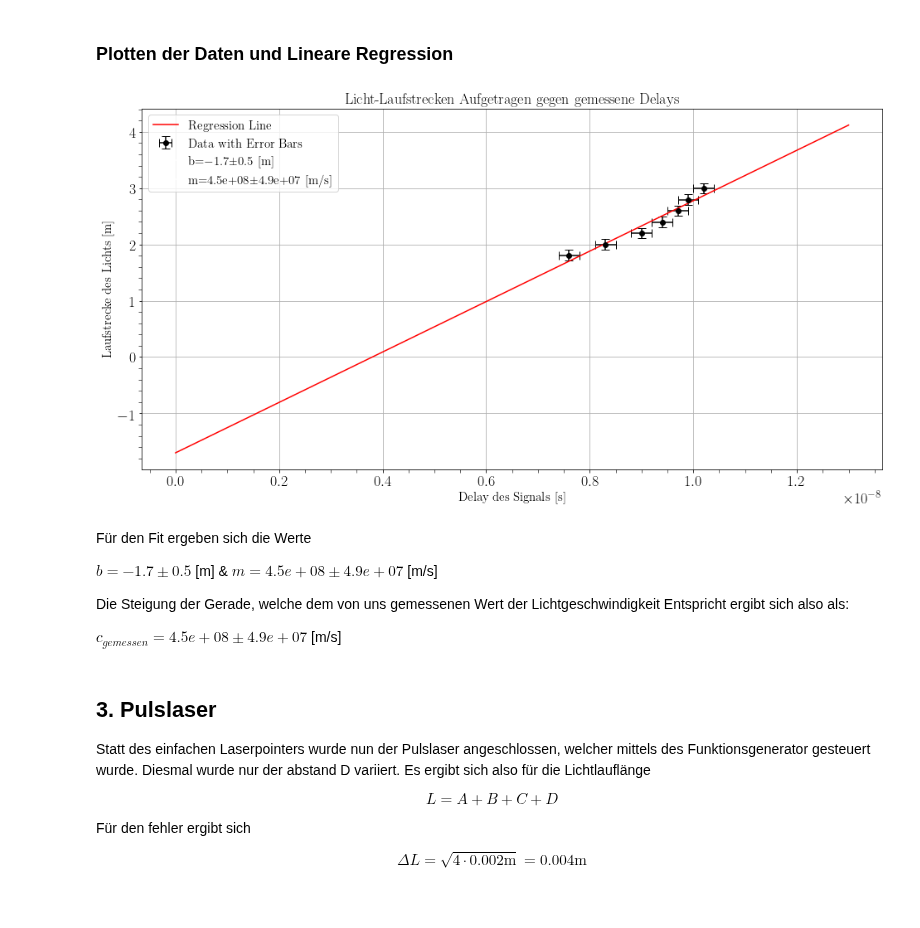
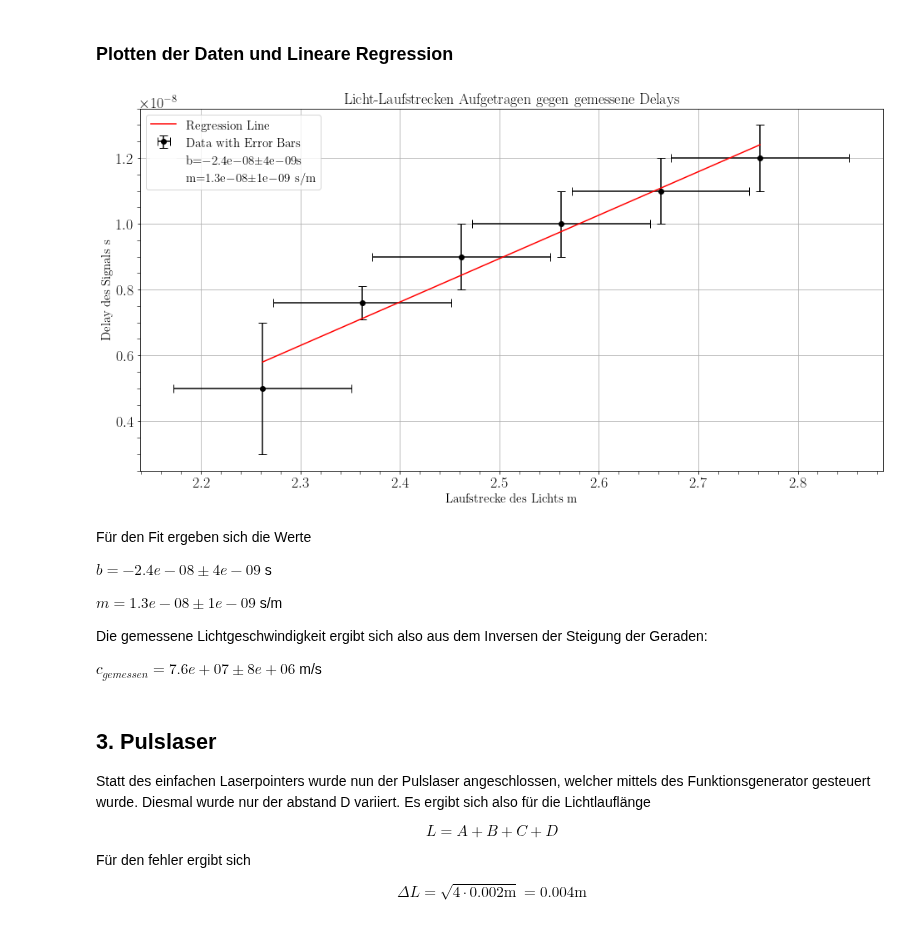
Before and after one commit to MayerPablo/FP, a Jupyter notebook: Lichtlaufzeiten/Lichtlaufzeiten.ipynb, the cells around one changed output. Drawn from its saved outputs; the diff is of its cells as text; code cells hidden in the pictures.

```diff
--- a/Lichtlaufzeiten/Lichtlaufzeiten.ipynb
+++ b/Lichtlaufzeiten/Lichtlaufzeiten.ipynb
@@ -377,48 +386,59 @@ zeichenBereichTeil2 = np.linspace(0, 1.3e-8, 100)
 # %% [markdown]
 ### Plotten der Daten und Lineare Regression
 # %%
+# Daten Plotten mit Errorbars
+
+#Bestimmung der Fitparameter
+bTeil3 = bestB(LichtLaufstrecke3,MessungDelay3)
+mTeil3 = bestM(LichtLaufstrecke3,MessungDelay3)
+
+#Bestimmung von Fehler auf Fit parameter
+bTeil3Err = stuB(LichtLaufstrecke3,MessungDelay3)
+mTeil3Err = stuM(LichtLaufstrecke3,MessungDelay3)
+
+#gemessene lichtgeschwindigkeit
+LichtgeschwindigkeitGemessen3 = DivisionMitFehler(1, 0,mTeil3, mTeil3Err)[0]
+LichtgeschwindigkeitGemessen3Err = DivisionMitFehler(1, 0,mTeil3, mTeil3Err)[1]
+
 # Plotgröße anpassen
 plt.figure(figsize=(16, 8))
 
-# Zeichnen der Datenpunkte in schwarz
-plt.errorbar(delayAverage, LichtLaufstrecke2, yerr=LichtLaufstrecke2Err,
-             xerr=delayErr, fmt='o',capsize=5, label='Data with Error Bars', color='black')
+# Datenpunkte einzeichnen
+plt.errorbar(LichtLaufstrecke3,MessungDelay3, xerr=LichtLaufstrecke3Err, yerr=MessungDelay3Err, capsize=5,
+             fmt='o', label='Data with Error Bars', color='black')
 
-# Zeichnen der linearen Ausgleichsgerade in rot
-plt.plot(zeichenBereichTeil2, mTeil2 * zeichenBereichTeil2 + bTeil2, color='red', label='Regression Line')
+# Ausgleichsgerade einzeichnen
+plt.plot(LichtLaufstrecke3, mTeil3 * LichtLaufstrecke3 + bTeil3, color='red', label='Regression Line')
 
 #b pm und m pm in die Legende einfügen
-plt.errorbar(0.9*10**-8,2.6,markersize='0',label = "b=−1.7±0.5 [m] ", color="white")
-plt.errorbar(0.9*10**-8,2.6,markersize='0',label = "m=4.5e+08±4.9e+07 [m/s] ", color="white")
-
+plt.errorbar(2.6,0.9*10**-8,markersize='0',label = "b=−2.4e−08±4e−09s ", color="white")
+plt.errorbar(2.6,0.9*10**-8,markersize='0',label = "m=1.3e−08±1e−09 s/m", color="white")
 
 # Achsenbeschriftungen
-plt.xlabel(r'Delay des Signals [s]')
-plt.ylabel(r'Laufstrecke des Lichts [m]')
+plt.ylabel(r'Delay des Signals s')
+plt.xlabel(r'Laufstrecke des Lichts m')
 plt.title("Licht-Laufstrecken Aufgetragen gegen gemessene Delays")
 
 plt.legend()
 plt.show()
 
-
 # Ausgabe des Hz-Werts für den Minimalpunkt
 md(f"""Für den Fit ergeben sich die Werte \n
-$b = {bTeil2:.1f} \pm {bTeil2Err:.1f}$ [m] &
-$m = {mTeil2:.1e} \pm {mTeil2Err:.1e}$ [m/s] \n
-Die Steigung der Gerade, welche dem von uns gemessenen Wert der Lichtgeschwindigkeit Entspricht
-ergibt sich also als: \n
-$c_{{gemessen}} = {mTeil2:.1e} \pm {mTeil2Err:.1e}$ [m/s]""")
+$b = {bTeil3:.1e} \pm {bTeil3Err:.0e}$ s \n
+$m = {mTeil3:.1e} \pm {mTeil3Err:.0e}$ s/m \n
+Die gemessene Lichtgeschwindigkeit ergibt sich also aus dem Inversen der Steigung der Geraden: \n
+$c_{{gemessen}} = {LichtgeschwindigkeitGemessen3:.1e} \pm {LichtgeschwindigkeitGemessen3Err:.0e}$ m/s""")
 # %% [output]
-[figure, old version]
+[figure, new version]
 Für den Fit ergeben sich die Werte
 
-$b = -1.7 \pm 0.5$ [m] &
-$m = 4.5e+08 \pm 4.9e+07$ [m/s]
+$b = -2.4e-08 \pm 4e-09$ s
 
-Die Steigung der Gerade, welche dem von uns gemessenen Wert der Lichtgeschwindigkeit Entspricht
-ergibt sich also als:
+$m = 1.3e-08 \pm 1e-09$ s/m
 
-$c_{gemessen} = 4.5e+08 \pm 4.9e+07$ [m/s]
+Die gemessene Lichtgeschwindigkeit ergibt sich also aus dem Inversen der Steigung der Geraden:
+
+$c_{gemessen} = 7.6e+07 \pm 8e+06$ m/s
 # %% [markdown]
 ## 3. Pulslaser
 Statt des einfachen Laserpointers wurde nun der Pulslaser angeschlossen, welcher mittels des Funktionsgenerator gesteuert wurde.
```
Also changed, not shown: parts of 7 cells of this notebook.
